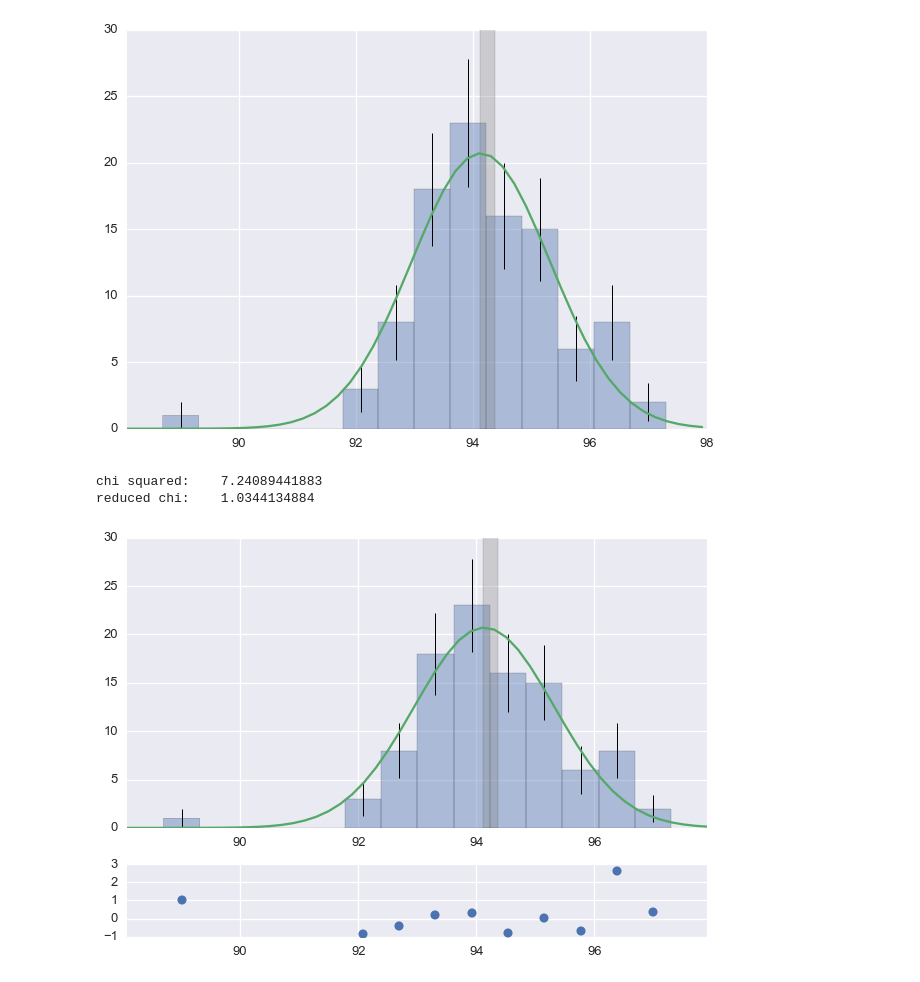
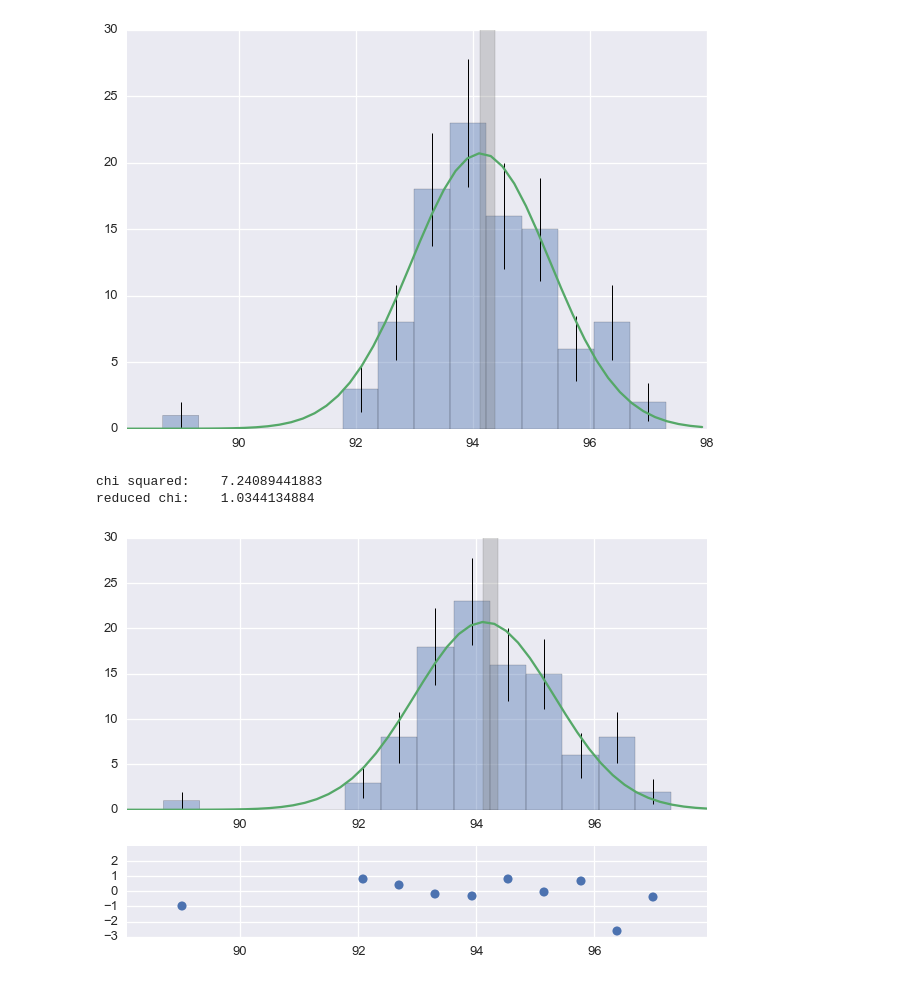
Before and after one commit to jgarst/AdvancedLab, a Jupyter notebook: IPython_Introduction/ExampleNotebooks/Fitting_HW.ipynb, the cells around one changed output. Drawn from its saved outputs; the diff is of its cells as text; code cells hidden in the pictures.

```diff
--- a/IPython_Introduction/ExampleNotebooks/Fitting_HW.ipynb
+++ b/IPython_Introduction/ExampleNotebooks/Fitting_HW.ipynb
@@ -31,6 +29,7 @@ cap_data = np.array([97.3, 95.3, 93.0, 92.1, 92.6, 93.8, 95.0, 95.0, 96.2,
                      96.1])
 
 cap_data.sort()
+cap_data = cap_data[:]
 # %%
 # One line to get eyes on the data.
 # Then you can fiddle with the bin width and other decisions.
@@ -128,35 +129,35 @@ cap_fig
 # %%
 # How do we determine the degrees of freedom?
 fitted_parameters = 2
 
 fit_points = N * bar_width * gauss(bar_centers, fit_mean, fit_err)
-diff = bar_heights - fit_points
+diff = fit_points - bar_heights
 std = np.sqrt(bar_heights)
 chi2 = (diff / std)**2
 residuals = np.sign(diff) * chi2
 
 reduced_chi = sum(chi2)/(len(chi2)-fitted_parameters-1)
 print 'chi squared:\t', sum(chi2)
 print 'reduced chi:\t', reduced_chi
 
 # add second plot to figure
-grid = gridspec.GridSpec(nrows=2, ncols=1, height_ratios=[4,1])
+grid = gridspec.GridSpec(nrows=2, ncols=1, height_ratios=[3,1])
 cap_axis.set_position(grid[0].get_position(cap_fig))
 residual_axis = cap_fig.add_subplot(grid[1], sharex=cap_axis)
 
 residual_axis.plot(bar_centers, residuals, 'o');
 
 # change number of y ticks and plot limits
 yloc = plt.MaxNLocator(4)
 residual_axis.yaxis.set_major_locator(yloc)
 residual_axis.set_xlim(left=xmin, right=xmax)
+residual_axis.set_ylim(-3, 3)
+residual_axis.set_yticks(range(-3, 3, 1))
 
-
-#
 
 #grid.tight_layout(cap_fig)
 cap_fig
 # %% [output]
 chi squared:    7.24089441883
 reduced chi:    1.0344134884
-[figure, old version]
+[figure, new version]
```
Also changed, not shown: parts of 2 cells of this notebook, 13 other files.
